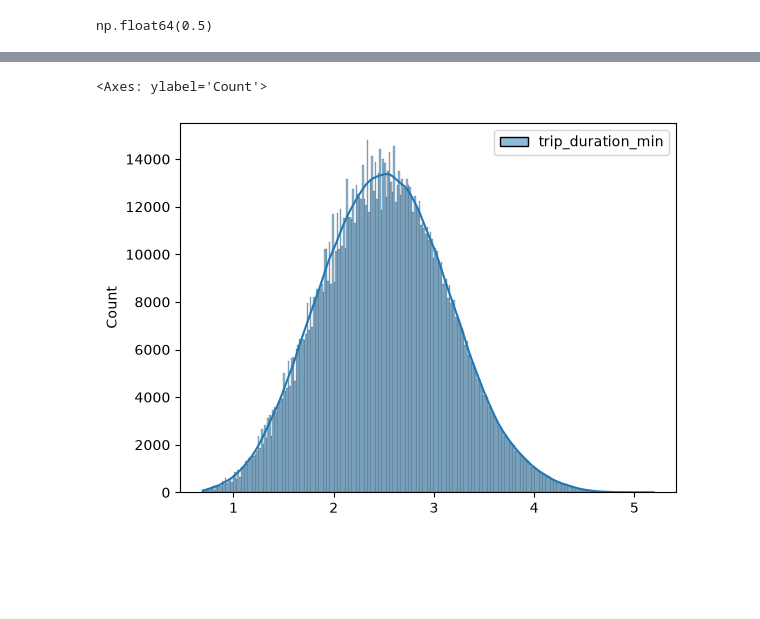
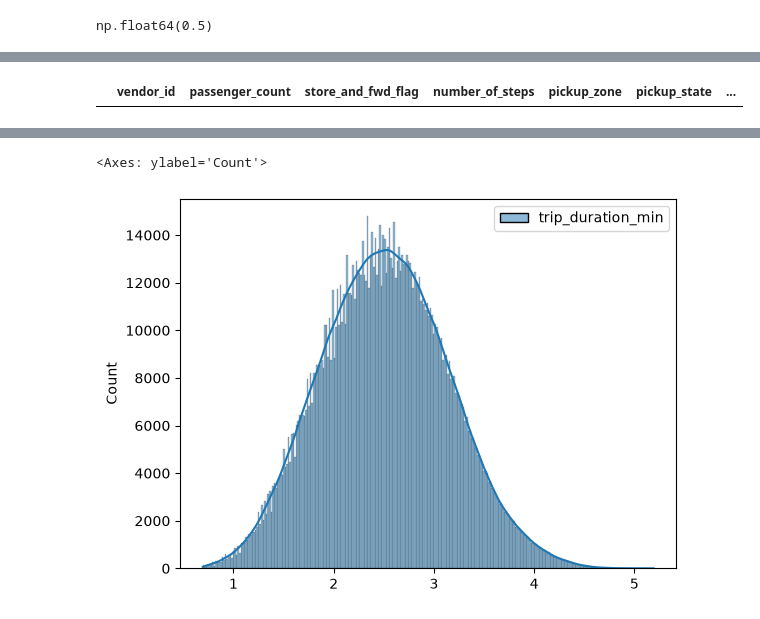
Before and after one commit to mridul0010/NYC-Taxi-Trip-Duration, a Jupyter notebook: notebooks/07_Data_Preprocessing_osrm.ipynb, the cells around one changed output, grey strips where cells are left out. Saved outputs shown, nothing was run; the diff lists cells and outputs as text; code cells hidden in the pictures; blank space fills up the shorter version.

```diff
--- a/notebooks/07_Data_Preprocessing_osrm.ipynb
+++ b/notebooks/07_Data_Preprocessing_osrm.ipynb
@@ -422,0 +440,4 @@ np.float64(0.5)
+# %%
+processed_df[processed_df['pickup_zone'] == 'West New York']
+# %% [output]
+|  | vendor_id | passenger_count | store_and_fwd_flag | number_of_steps | pickup_zone | pickup_state | ... |
```
Also changed, not shown: parts of 5 cells of this notebook, 2 other files.
